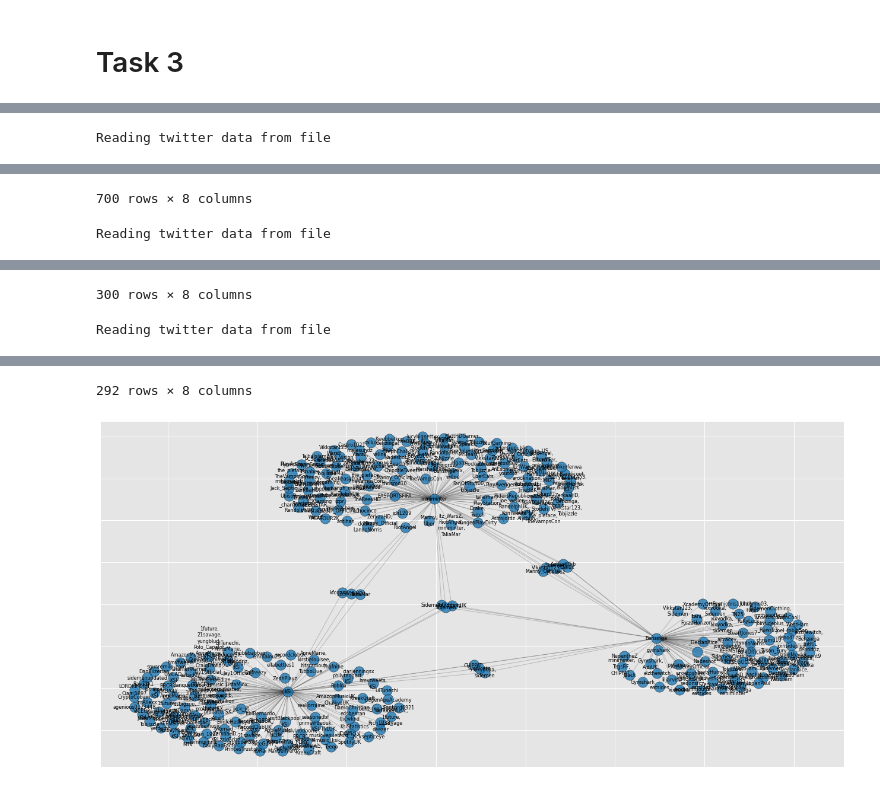
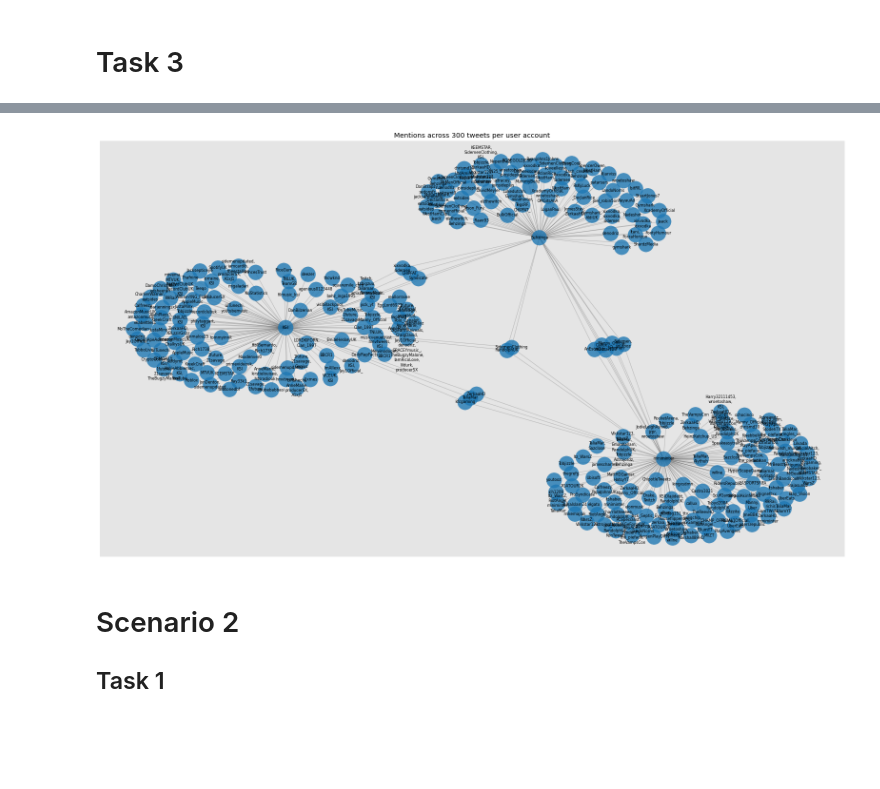
Before and after one commit to a-curious-coder/twitter-api-data-science, a Jupyter notebook: twitter_data_analysis.ipynb, the cells around one changed output, grey strips where cells are left out. Cells and saved outputs as stored; diff of their text form; code cells hidden in the pictures; blank space fills up the shorter version.

```diff
--- a/twitter_data_analysis.ipynb
+++ b/twitter_data_analysis.ipynb
@@ -8,18 +9,25 @@ API connection and data extraction from the data source
 # !pip install tweepy
 # !pip install textblob
 # !pip install wordcloud
+# !pip install display
+# !pip install networkx
+# !pip install pandas
 # Imports
 import os
 import re
 import tweepy
 import numpy as np
 import pandas as pd
+import networkx as nx
 import matplotlib.pyplot as plt
-plt.style.use('fivethirtyeight')
 
 from pathlib import Path
 from textblob import TextBlob
 from wordcloud import WordCloud
+
+# Global variables
+graph_style = 'ggplot'
+graph_size = (25, 15)
 # %%
 def get_twitter_auth():
     # Access
@@ -387,7 +390,7 @@ file_path = os.path.join(file_dir, 'data.csv')
 
 
 # Names of the users we want to analyse
-names = ["KSI", "eddiehallWSM", "terrycrews", "TheRock"]
+names = ["KSI", "miniminter", "Behzinga"]
 
 # Get api twitter authenticated
 api = get_twitter_auth()
@@ -400,4 +403,5 @@ print(str(df.shape[0]) + " tweets\t" + str(df.shape[1]) + " columns\t" + str(int
 # Fills nan values for columns to 0
 df['latitude'].fillna(0, inplace = True)
 df['longitude'].fillna(0, inplace = True)
+df.shape
 # %% [output]
@@ -452,7 +443,9 @@ for list1_i, list2_i in zip_object:
 width = 0.7
 indices = np.arange(len(new_tweet_count))
 
-plt.bar(indices, new_tweet_count, width=width, color='b', label='Original Tweets')
+plt.figure(figsize=graph_size)
+plt.style.use(graph_style)
+plt.bar(indices, new_tweet_count, width=width, label='Original Tweets')
 plt.bar([i+0.25*width-width/4 for i in indices], retweets, width=0.8*width, color='g', label='Retweets')
 
 plt.title("Tweets vs. Retweets per user")
@@ -463,5 +456,4 @@ plt.show()
 # %%
 ### Followers per user
-names = ["KSI", "eddiehallWSM", "terrycrews", "TheRock"]
 plot_followers_per_user(names)
 # %% [output]
@@ -617,16 +583,16 @@ def plot_user_accounts_network(names):
 
     G = nx.from_pandas_edgelist(collective_dataframe, source='user', target='mention', create_using=nx.Graph()) # Turn df into graph
     pos = nx.spring_layout(G) # Specify layout for visual
-
     # Create the graph with the data we've just created/generated
-    f, ax = plt.subplots(figsize=(20, 10))
-    # Type of plot
-    plt.style.use('ggplot')
+    f, ax = plt.subplots(figsize=graph_size)
+    plt.title("Mentions across 300 tweets per user account")
+    plt.style.use(graph_style)
+    plt.grid(visible=False)
     # Takes G (The graph), pos (layout style) and alpha (transparency of each node) as parameter to draw network
-    nodes = nx.draw_networkx_nodes(G, pos, alpha=0.8)
-    nodes.set_edgecolor('k')
+    nodes = nx.draw_networkx_nodes(G, pos, alpha=0.8, node_size = 1000, margins = 0)
     nx.draw_networkx_labels(G, pos, font_size=8)
     nx.draw_networkx_edges(G, pos, width=1.0, alpha=0.2)
     plt.savefig("NetworkxGraph_.png", format="PNG")
+
+plot_user_accounts_network(names)
 # %% [output]
-Reading twitter data from file
@@ -645,2 +598,0 @@ Reading twitter data from file
-700 rows × 8 columns
-Reading twitter data from file
@@ -659,2 +598,0 @@ Reading twitter data from file
-300 rows × 8 columns
-Reading twitter data from file
@@ -673,2 +599,4 @@ Reading twitter data from file
-292 rows × 8 columns
-[figure, old version]
+[figure, new version]
+# %% [markdown]
+# Scenario 2
+## Task 1
```
Also changed, not shown: parts of 13 cells of this notebook, 9 other files.
